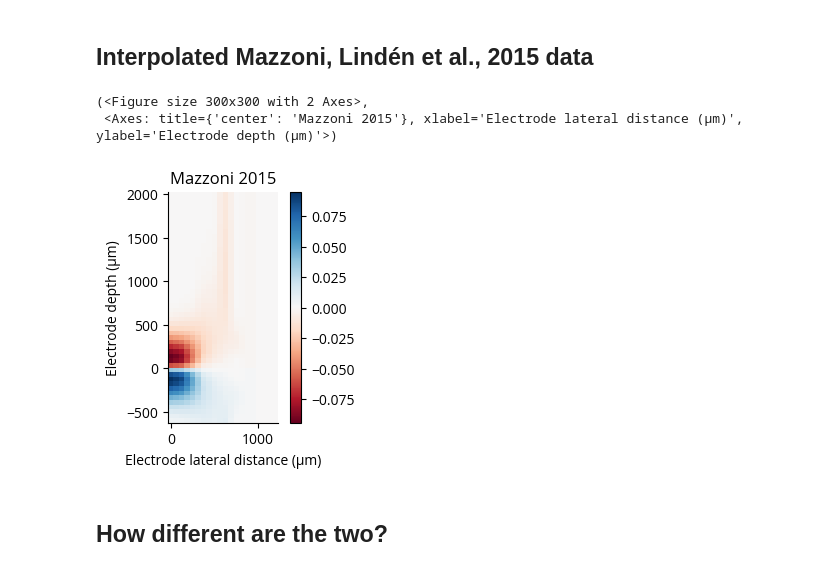
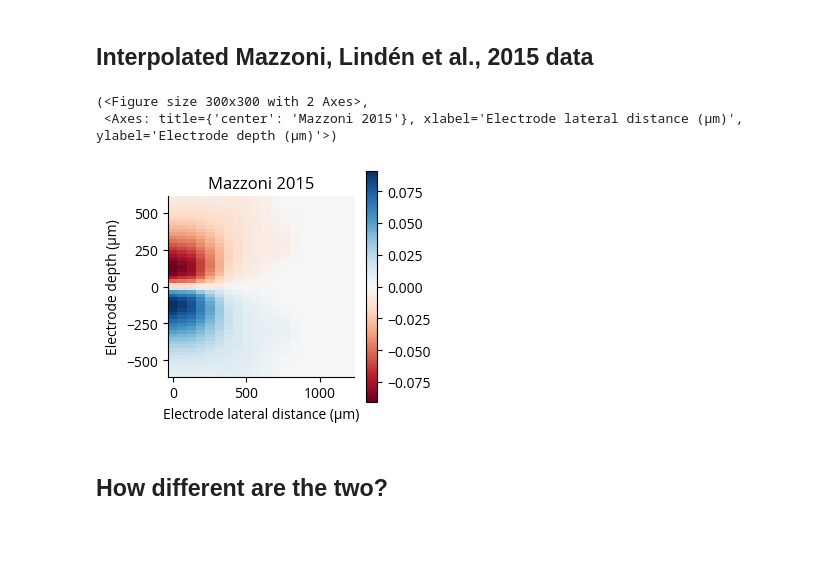
Before and after one commit to Sensory-Information-Processing-Lab/tklfp, a Jupyter notebook: notebooks/amplitude_comparison.ipynb, the cells around one changed output. Cells and saved outputs as stored; diff of their text form; code cells hidden in the pictures; blank space fills up the shorter version.

```diff
--- a/notebooks/amplitude_comparison.ipynb
+++ b/notebooks/amplitude_comparison.ipynb
@@ -42,7 +42,7 @@ ax.set(
 # %%
 rng = np.random.default_rng()
 
-d = np.linspace(-600, 2000, 50, endpoint=True)
+d = np.linspace(-600, 600, 50, endpoint=True)
 # d = np.linspace(-400, 400, 50, endpoint=True)
 # d = np.linspace(-400, 400, 33, endpoint=True)
 r = np.linspace(0, 1200, 20, endpoint=True)
@@ -123,12 +120,12 @@ wslfp.amplitude.plot_amp(
 # %% [markdown]
 ## Interpolated Mazzoni, Lindén et al., 2015 data
 # %%
-f_ml = wslfp.amplitude.f_amp(rr, dd, method="mazzoni15")
+f_ml = wslfp.amplitude.f_amp(rr, dd, method="mazzoni15_pop")
 wslfp.amplitude.plot_amp(f_ml, title="Mazzoni 2015", extent=extent)
 # %% [output]
 (<Figure size 300x300 with 2 Axes>,
  <Axes: title={'center': 'Mazzoni 2015'}, xlabel='Electrode lateral distance (μm)', ylabel='Electrode depth (μm)'>)
-[figure, old version]
+[figure, new version]
 # %% [markdown]
 ## How different are the two?
 # %%
```
Also changed, not shown: parts of 19 cells of this notebook, 5 other files.
